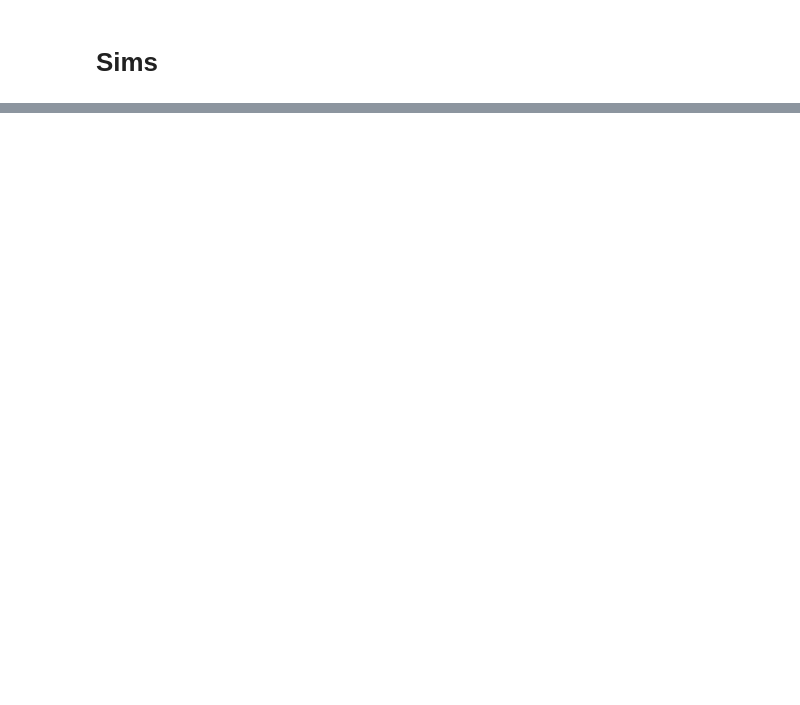
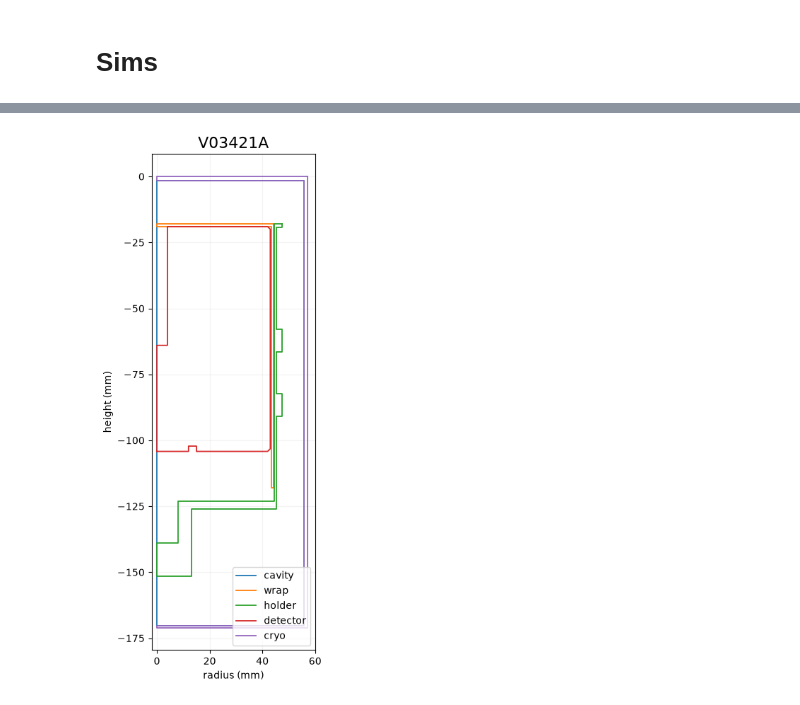
Before and after one commit to RitaF00/HADES-repo, a Jupyter notebook: am_HS1.ipynb, the cells around one changed output, grey strips where cells are left out. Cells and saved outputs as stored; diff of their text form; code cells hidden in the pictures; blank space fills up the shorter version.

```diff
--- a/am_HS1.ipynb
+++ b/am_HS1.ipynb
@@ -1203,3 +2128,14 @@ O60 = N60 / (N99 + N103)
 print(f'experimental counting ratio {O60 :.2f}')
 # %% [output]
 experimental counting ratio 26.92
+# %%
+fit_range=(52, 62)
+result_60 = fit_am60(
+    counts_data,
+    bins,
+    #fit_range=(50, 65),
+)
+dpi = 300
+plot_am60_fit(result_60, detector, run, db_data)
+
+plt.show()
@@ -1836,2 +2779,4 @@ with plt.rc_context({
 # %% [markdown]
 # Sims
+# %%
+configuration = db.hardware.configuration[detector]["c1"][measure]
@@ -1838,3 +2785,5 @@ with plt.rc_context({
+# %%
+output_dir = "/global/u2/r/ritaferi/HADES_DATA"
 # %%
 #run = "run0001"
 config_geom = deepcopy(configuration[run])
@@ -1854,4 +2976,75 @@ else:
 # %%
+def generic_polycone_profile(solid):
+    r = np.asarray(
+        solid.evaluateParameterWithUnits("pR"),
+        dtype=float
+    )
+    z = np.asarray(
+        solid.evaluateParameterWithUnits("pZ"),
+        dtype=float
+    )
+
+    return np.append(r, r[0]), np.append(z, z[0])
+
+
+def polycone_profile(solid):
+    z = np.asarray(
+        solid.evaluateParameterWithUnits("pZpl"),
+        dtype=float
+    )
+    rmin = np.asarray(
+        solid.evaluateParameterWithUnits("pRMin"),
+        dtype=float
+    )
+    rmax = np.asarray(
+        solid.evaluateParameterWithUnits("pRMax"),
+        dtype=float
+    )
+
+    r = np.concatenate([rmax, rmin[::-1], [rmax[0]]])
+    z = np.concatenate([z, z[::-1], [z[0]]])
+
+    return r, z
+
+
+def get_profile(solid):
+    solid_type = str(solid.type).lower()
+
+    if "genericpolycone" in solid_type:
+        return generic_polycone_profile(solid)
+
+    if "polycone" in solid_type:
+        return polycone_profile(solid)
+
+    if "tubs" in solid_type or "tube" in solid_type:
+        return tubs_profile(solid)
+
+    if "box" in solid_type:
+        return box_profile(solid)
+
+    raise TypeError(
+        f"Solido {solid.name} di tipo {solid.type} non supportato"
+    )
+
+def evaluate_vector(vector):
+    """Converte Position o Rotation di pyg4ometry in array numerico."""
+    return np.asarray(vector.eval(), dtype=float)
+
+
+def physical_volume_matrix(pv):
+    """Matrice omogenea della trasformazione del PhysicalVolume."""
+    position = evaluate_vector(pv.position)
+    rotation = evaluate_vector(pv.rotation)
+
+    rotation_matrix = np.linalg.inv(
+        pg4.transformation.tbxyz2matrix(rotation)
+    )
+
+    matrix = np.eye(4)
+    matrix[:3, :3] = rotation_matrix
+    matrix[:3, 3] = position
+
+    return matrix
 
 placements = collect_global_placements(reg.getWorldVolume())
 
@@ -1934,3 +3126,4 @@ NameError: name 'collect_global_placements' is not defined
+[figure, added]
 # %%
 peaks = {
     "gamma_59p9keV": 59.9,
```
Also changed, not shown: parts of 36 cells of this notebook, 1 other file.
